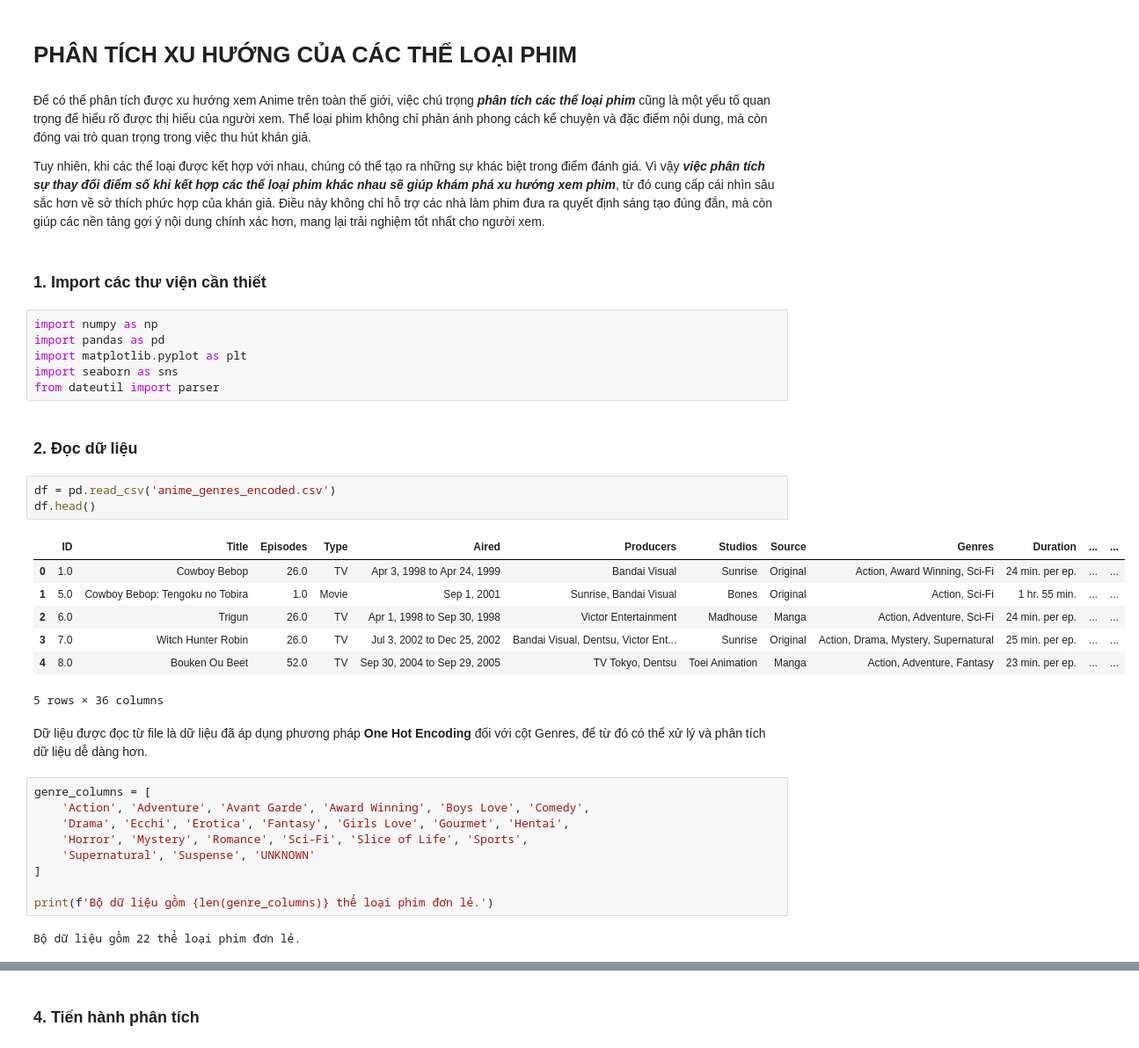
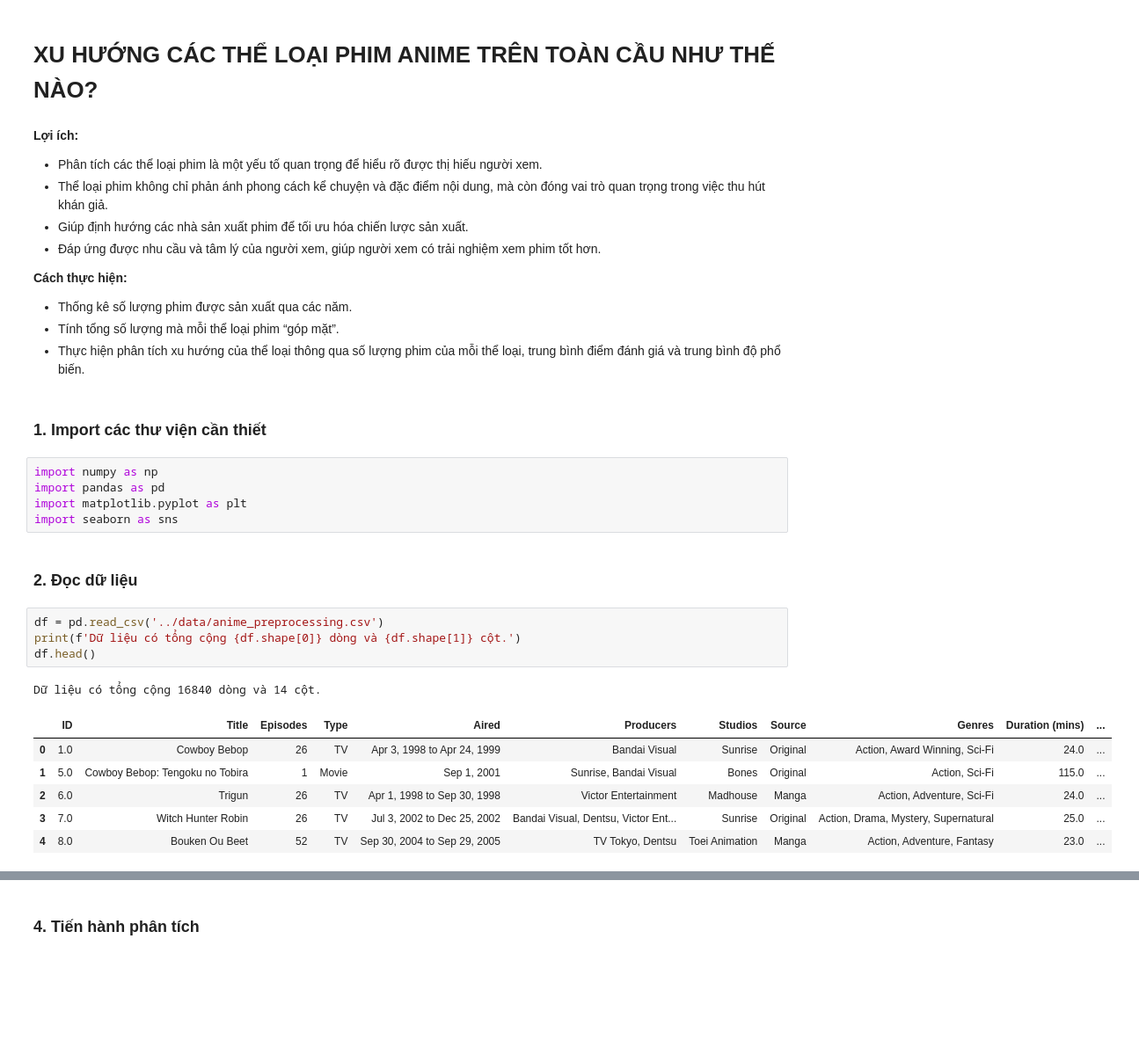
Before and after one commit to V1nk4n/Intro2DS_FinalProject, a Jupyter notebook: data_questions/question_lngthan.ipynb, the cells around one changed output, grey strips where cells are left out. Shown: that part at 88% size. Saved outputs shown, nothing was run; the diff lists cells and outputs as text; blank space fills up the shorter version.

```diff
--- a/data_questions/question_lngthan.ipynb
+++ b/data_questions/question_lngthan.ipynb
@@ -1,9 +1,16 @@
 # %% [markdown]
-# PHÂN TÍCH XU HƯỚNG CỦA CÁC THỂ LOẠI PHIM
+# XU HƯỚNG CÁC THỂ LOẠI PHIM ANIME TRÊN TOÀN CẦU NHƯ THẾ NÀO?
 # %% [markdown]
-Để có thể phân tích được xu hướng xem Anime trên toàn thế giới, việc chú trọng ***phân tích các thể loại phim*** cũng là một yếu tố quan trọng để hiểu rõ được thị hiếu của người xem. Thể loại phim không chỉ phản ánh phong cách kể chuyện và đặc điểm nội dung, mà còn đóng vai trò quan trọng trong việc thu hút khán giả.
+**Lợi ích:**
+- Phân tích các thể loại phim là một yếu tố quan trọng để hiểu rõ được thị hiếu người xem.
+- Thể loại phim không chỉ phản ánh phong cách kể chuyện và đặc điểm nội dung, mà còn đóng vai trò quan trọng trong việc thu hút khán giả.
+- Giúp định hướng các nhà sản xuất phim để tối ưu hóa chiến lược sản xuất.
+- Đáp ứng được nhu cầu và tâm lý của người xem, giúp người xem có trải nghiệm xem phim tốt hơn.
 
-Tuy nhiên, khi các thể loại được kết hợp với nhau, chúng có thể tạo ra những sự khác biệt trong điểm đánh giá. Vì vậy ***việc phân tích sự thay đổi điểm số khi kết hợp các thể loại phim khác nhau sẽ giúp khám phá xu hướng xem phim***, từ đó cung cấp cái nhìn sâu sắc hơn về sở thích phức hợp của khán giả. Điều này không chỉ hỗ trợ các nhà làm phim đưa ra quyết định sáng tạo đúng đắn, mà còn giúp các nền tảng gợi ý nội dung chính xác hơn, mang lại trải nghiệm tốt nhất cho người xem.
+**Cách thực hiện:**
+- Thống kê số lượng phim được sản xuất qua các năm.
+- Tính tổng số lượng mà mỗi thể loại phim “góp mặt”.
+- Thực hiện phân tích xu hướng của thể loại thông qua số lượng phim của mỗi thể loại, trung bình điểm đánh giá và trung bình độ phổ biến.
 # %% [markdown]
 ### 1. Import các thư viện cần thiết
 # %%
@@ -11,30 +18,17 @@ import numpy as np
 import pandas as pd
 import matplotlib.pyplot as plt
 import seaborn as sns
-from dateutil import parser
 # %% [markdown]
 ### 2. Đọc dữ liệu
 # %%
-df = pd.read_csv('anime_genres_encoded.csv')
+df = pd.read_csv('../data/anime_preprocessing.csv')
+print(f'Dữ liệu có tổng cộng {df.shape[0]} dòng và {df.shape[1]} cột.')
 df.head()
 # %% [output]
+Dữ liệu có tổng cộng 16840 dòng và 14 cột.
-|  | ID | Title | Episodes | Type | Aired | Producers | Studios | Source | Genres | Duration | ... | ... |
-| 0 | 1.0 | Cowboy Bebop | 26.0 | TV | Apr 3, 1998 to Apr 24, 1999 | Bandai Visual | Sunrise | Original | Action, Award Winning, Sci-Fi | 24 min. per ep. | ... | ... |
-| 1 | 5.0 | Cowboy Bebop: Tengoku no Tobira | 1.0 | Movie | Sep 1, 2001 | Sunrise, Bandai Visual | Bones | Original | Action, Sci-Fi | 1 hr. 55 min. | ... | ... |
-| 2 | 6.0 | Trigun | 26.0 | TV | Apr 1, 1998 to Sep 30, 1998 | Victor Entertainment | Madhouse | Manga | Action, Adventure, Sci-Fi | 24 min. per ep. | ... | ... |
-| 3 | 7.0 | Witch Hunter Robin | 26.0 | TV | Jul 3, 2002 to Dec 25, 2002 | Bandai Visual, Dentsu, Victor Ent... | Sunrise | Original | Action, Drama, Mystery, Supernatural | 25 min. per ep. | ... | ... |
-| 4 | 8.0 | Bouken Ou Beet | 52.0 | TV | Sep 30, 2004 to Sep 29, 2005 | TV Tokyo, Dentsu | Toei Animation | Manga | Action, Adventure, Fantasy | 23 min. per ep. | ... | ... |
+|  | ID | Title | Episodes | Type | Aired | Producers | Studios | Source | Genres | Duration (mins) | ... |
+| 0 | 1.0 | Cowboy Bebop | 26 | TV | Apr 3, 1998 to Apr 24, 1999 | Bandai Visual | Sunrise | Original | Action, Award Winning, Sci-Fi | 24.0 | ... |
+| 1 | 5.0 | Cowboy Bebop: Tengoku no Tobira | 1 | Movie | Sep 1, 2001 | Sunrise, Bandai Visual | Bones | Original | Action, Sci-Fi | 115.0 | ... |
+| 2 | 6.0 | Trigun | 26 | TV | Apr 1, 1998 to Sep 30, 1998 | Victor Entertainment | Madhouse | Manga | Action, Adventure, Sci-Fi | 24.0 | ... |
+| 3 | 7.0 | Witch Hunter Robin | 26 | TV | Jul 3, 2002 to Dec 25, 2002 | Bandai Visual, Dentsu, Victor Ent... | Sunrise | Original | Action, Drama, Mystery, Supernatural | 25.0 | ... |
+| 4 | 8.0 | Bouken Ou Beet | 52 | TV | Sep 30, 2004 to Sep 29, 2005 | TV Tokyo, Dentsu | Toei Animation | Manga | Action, Adventure, Fantasy | 23.0 | ... |
-5 rows × 36 columns
-# %% [markdown]
-Dữ liệu được đọc từ file là dữ liệu đã áp dụng phương pháp **One Hot Encoding** đối với cột Genres, để từ đó có thể xử lý và phân tích dữ liệu dễ dàng hơn.
-# %%
-genre_columns = [
-    'Action', 'Adventure', 'Avant Garde', 'Award Winning', 'Boys Love', 'Comedy',
-    'Drama', 'Ecchi', 'Erotica', 'Fantasy', 'Girls Love', 'Gourmet', 'Hentai',
-    'Horror', 'Mystery', 'Romance', 'Sci-Fi', 'Slice of Life', 'Sports',
-    'Supernatural', 'Suspense', 'UNKNOWN'
-]
-
-print(f'Bộ dữ liệu gồm {len(genre_columns)} thể loại phim đơn lẻ.')
-# %% [output]
-Bộ dữ liệu gồm 22 thể loại phim đơn lẻ.
```
Also changed, not shown: parts of 31 cells of this notebook, 1 other file.
